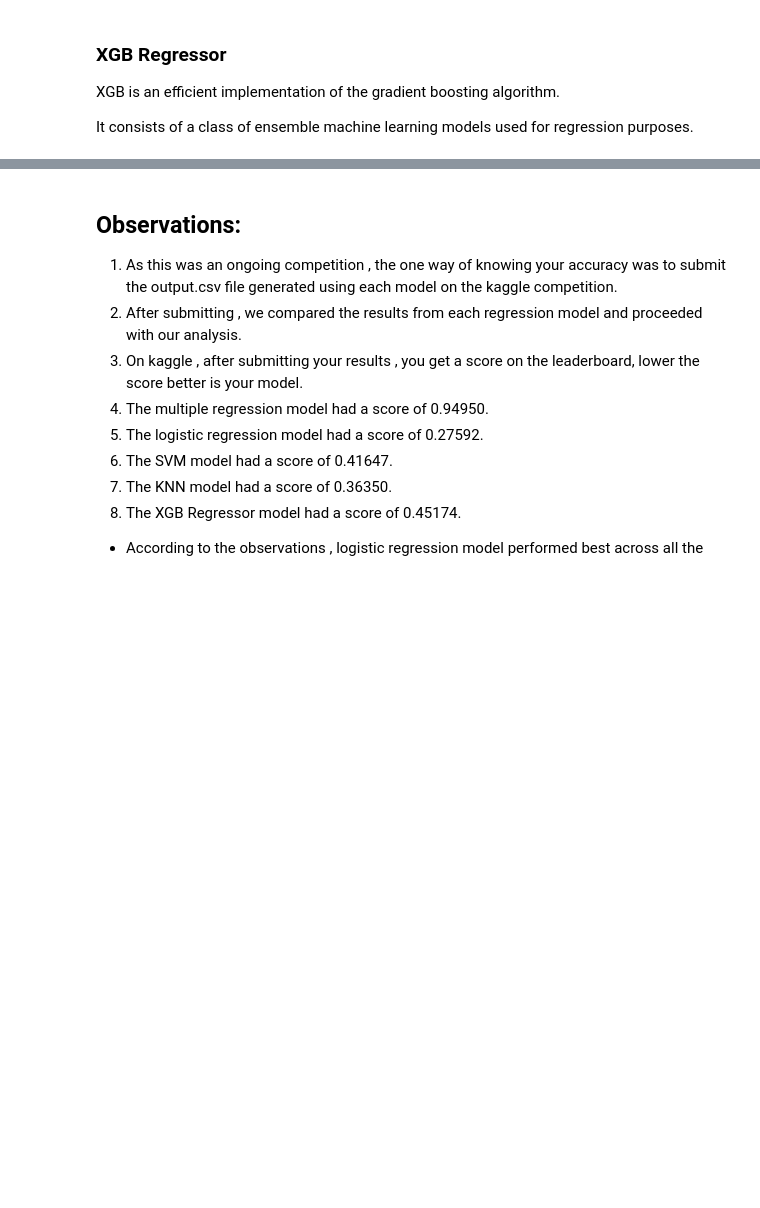
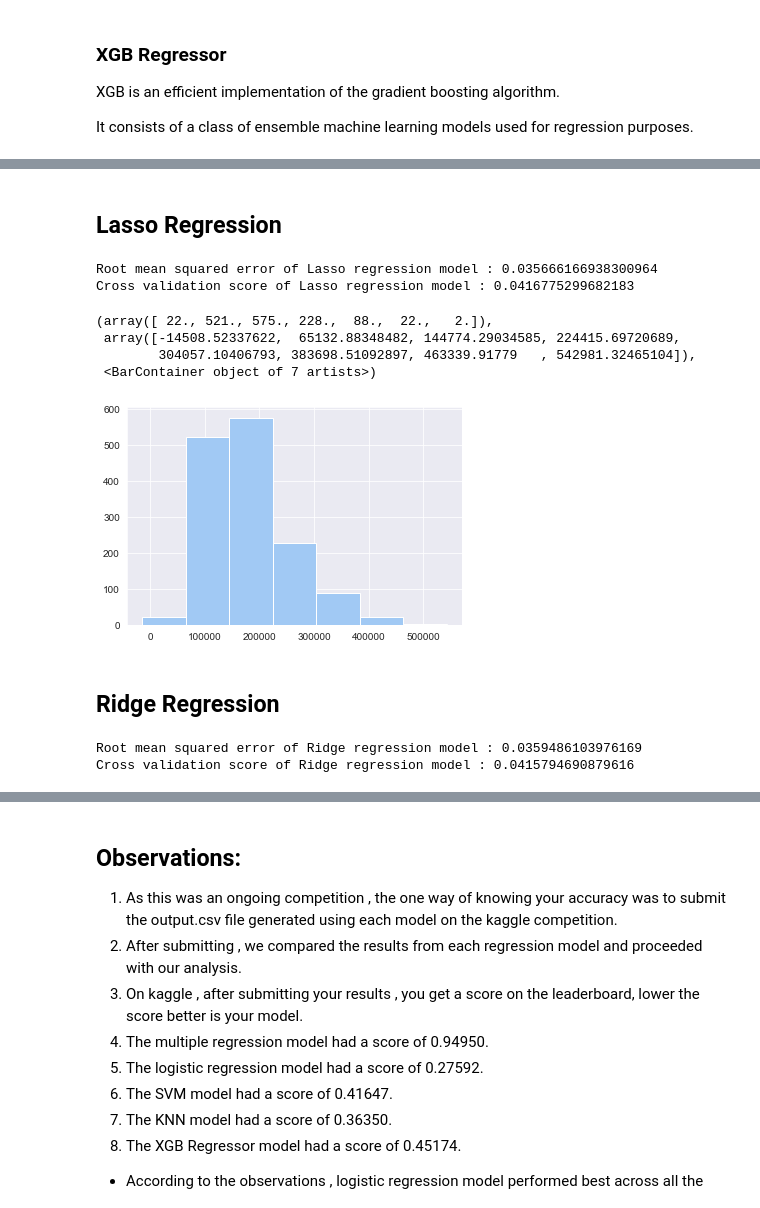
Before and after one commit to Ghanashri-m/255_Team_02, a Jupyter notebook: code/app/Housing_Saleprice_Analysis_Pratik.ipynb, the cells around one changed output, grey strips where cells are left out. Saved outputs shown, nothing was run; the diff lists cells and outputs as text; code cells hidden in the pictures; blank space fills up the shorter version.

```diff
--- a/code/app/Housing_Saleprice_Analysis_Pratik.ipynb
+++ b/code/app/Housing_Saleprice_Analysis_Pratik.ipynb
@@ -950,0 +858,56 @@ ValueError: Found input variables with inconsistent numbers of samples: [1459, 1
+# %% [markdown]
+## Lasso Regression
+# %%
+# Initialize lasso regression instance
+#Training the model using the training data
+lasso_regression = LassoCV().fit(copy_train, Current_Saleprice)
+
+#Predicting the model on the training data itself
+lasso_regression_y_pred = lasso_regression.predict(copy_train)
+
+#root mean square error of the model
+lasso_regression_rmse = root_mean_squared_error(lasso_regression_y_pred)
+
+# Return root mean square error applied cross validation (Used for training prediction)
+lasso_regression_cross_val_score = cross_validation_score(lasso_regression)
+
+
+print("Root mean squared error of Lasso regression model : {0}".format(lasso_regression_rmse))
+
+print("Cross validation score of Lasso regression model : {0}".format(lasso_regression_cross_val_score))
+# %% [output]
+Root mean squared error of Lasso regression model : 0.035666166938300964
+Cross validation score of Lasso regression model : 0.0416775299682183
+# %%
+#plotting the saleprice values in a bar graph
+
+plt.hist(lasso_regression_y_pred,bins=7)
+# %% [output]
+(array([ 22., 521., 575., 228.,  88.,  22.,   2.]),
+ array([-14508.52337622,  65132.88348482, 144774.29034585, 224415.69720689,
+        304057.10406793, 383698.51092897, 463339.91779   , 542981.32465104]),
+ <BarContainer object of 7 artists>)
+[figure, added]
+# %% [markdown]
+## Ridge Regression
+# %%
+# Initialize lasso regression instance
+#Training the model using the training data
+ridge_regression = RidgeCV().fit(copy_train, Current_Saleprice)
+
+#Predicting the model on the training data itself
+ridge_regression_y_pred = ridge_regression.predict(copy_train)
+
+#root mean square error of the model
+ridge_regression_rmse = root_mean_squared_error(ridge_regression_y_pred)
+
+# Return root mean square error applied cross validation (Used for training prediction)
+ridge_regression_cross_val_score = cross_validation_score(ridge_regression)
+
+
+print("Root mean squared error of Ridge regression model : {0}".format(ridge_regression_rmse))
+
+print("Cross validation score of Ridge regression model : {0}".format(ridge_regression_cross_val_score))
+# %% [output]
+Root mean squared error of Ridge regression model : 0.0359486103976169
+Cross validation score of Ridge regression model : 0.0415794690879616
```
Also changed, not shown: parts of 64 cells of this notebook.
